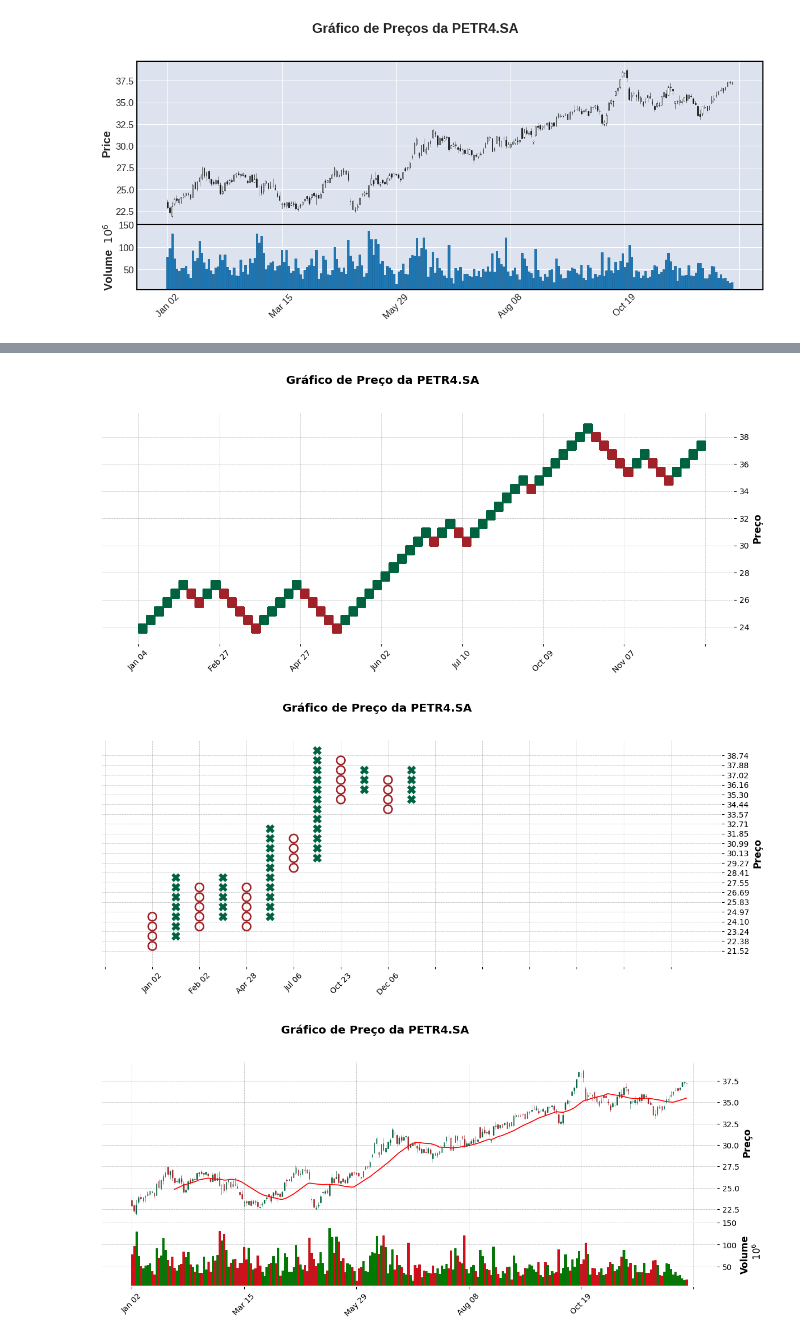
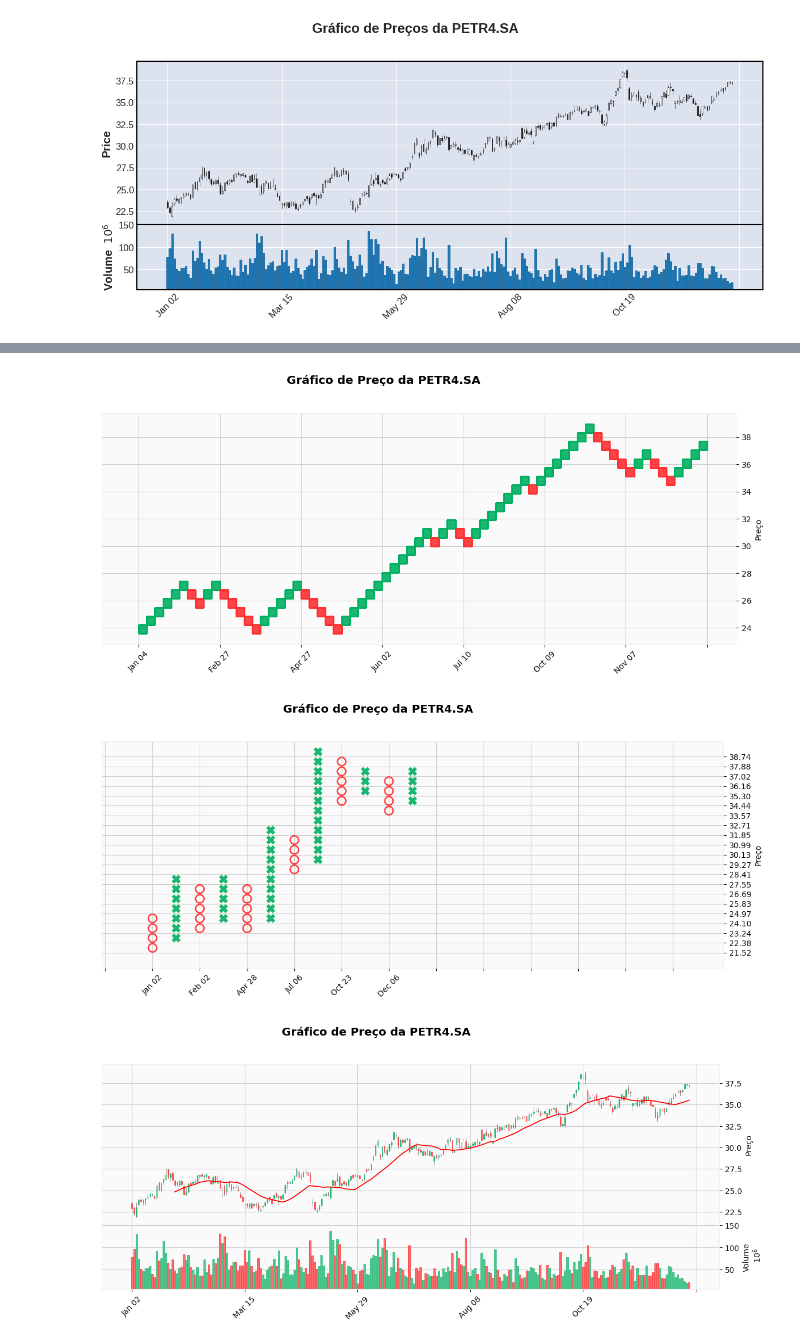
Before and after one commit to CristianoAlvesRJBrazil/AnaliseTecnicaProjetos, a Jupyter notebook: Análise_Técnica_com_Python_Gráficos_Básicos.ipynb, the cells around one changed output, grey strips where cells are left out. Cells and saved outputs as stored; diff of their text form; code cells hidden in the pictures.

```diff
--- a/Análise_Técnica_com_Python_Gráficos_Básicos.ipynb
+++ b/Análise_Técnica_com_Python_Gráficos_Básicos.ipynb
@@ -55,22 +55,22 @@ mpf.plot(df, type='line',style='charles', title='Gráfico de Preço da PETR4.SA'
 # %%
 # Gráfico de Renko
-mpf.plot(df, type='renko',style='charles', title='Gráfico de Preço da PETR4.SA', ylabel='Preço', ylabel_lower='Volume', figratio=(40, 15))
+mpf.plot(df, type='renko',style='yahoo' , title='Gráfico de Preço da PETR4.SA', ylabel='Preço', ylabel_lower='Volume', figratio=(40, 15))
 # %% [output]
-[figure, old version]
+[figure, new version]
 # %%
 # Ponto e Figura (Point and Figure)
-mpf.plot(df, type='pnf',style='charles', title='Gráfico de Preço da PETR4.SA', ylabel='Preço', ylabel_lower='Volume', figratio=(40, 15))
+mpf.plot(df, type='pnf',style='yahoo' , title='Gráfico de Preço da PETR4.SA', ylabel='Preço', ylabel_lower='Volume', figratio=(40, 15))
 # %% [output]
-[figure, old version]
+[figure, new version]
 # %%
 # Configurando Layouts e Adicionando Subplots
 # Calculando a SMA (Média Móvel Simples)
 sma_20 = df['Close'].rolling(window=20).mean()
 
 # Configurando o layout com subplots adicionais
 add_plots = [mpf.make_addplot(sma_20, color='r')]
 
 # Plotando com subplots adicionais
-mpf.plot(df, type='candle', volume=True, addplot=add_plots, style='charles', title='Gráfico de Preço da PETR4.SA', ylabel='Preço', ylabel_lower='Volume', figratio=(40, 15))
+mpf.plot(df, type='candle', volume=True, addplot=add_plots, style='yahoo', title='Gráfico de Preço da PETR4.SA', ylabel='Preço', ylabel_lower='Volume', figratio=(40, 15))
 # %% [output]
-[figure, old version]
+[figure, new version]
```
Also changed, not shown: parts of 4 cells of this notebook.
